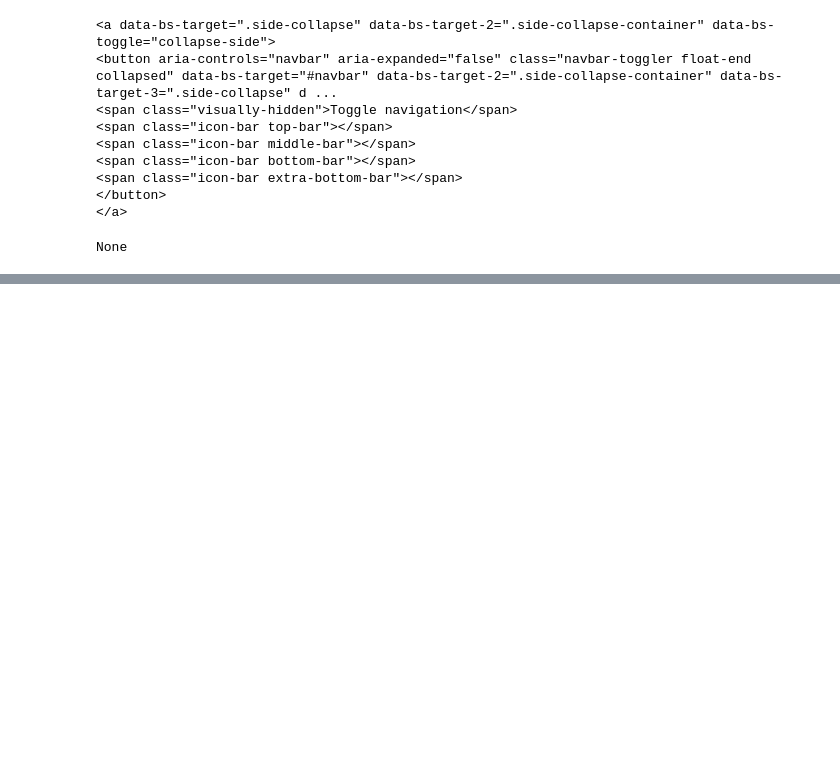
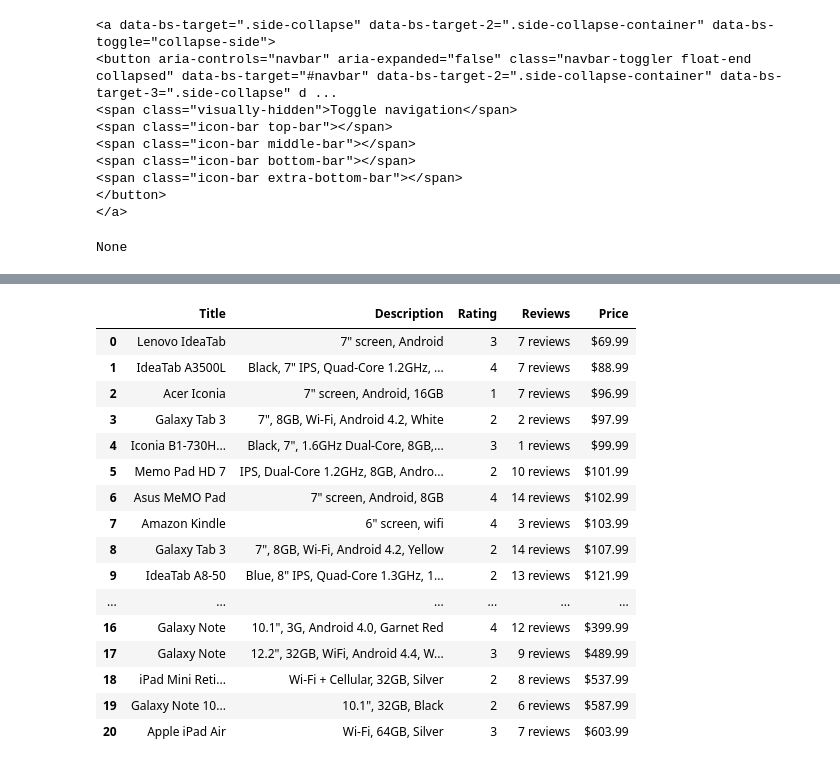
Before and after one commit to AbdulRafay03/Daraz-Moblies-Price-Prediction, a Jupyter notebook: practice.ipynb, the cells around one changed output, grey strips where cells are left out. Saved outputs shown, nothing was run; the diff lists cells and outputs as text; code cells hidden in the pictures; blank space fills up the shorter version.

```diff
--- a/practice.ipynb
+++ b/practice.ipynb
@@ -16,7 +16,7 @@ Note: you may need to restart the kernel to use updated packages.
 # %%
 import requests as req
 
-r = req.get("https://webscraper.io/test-sites/e-commerce/allinone")
+r = req.get("https://webscraper.io/test-sites/e-commerce/allinone/computers/tablets")
 print(r.status_code)
 # %% [output]
 200
@@ -105,0 +121,5 @@ None
+# %%
+price = soup.find_all('h4' , {'class' : 'float-end price card-title pull-right'})
+print(len(price))
+for i in price:
+    print(i.string)
@@ -105,0 +144,4 @@ None
+# %%
+title = soup.find_all('a' , {'class' : 'title'})
+for i in title:
+    print(i.string)
@@ -105,0 +166,4 @@ None
+# %%
+desc = soup.find_all('p' , {'class' : 'description card-text'})
+for i in desc:
+    print(i.string)
@@ -105,0 +244,30 @@ None
+# %%
+df = {
+    'Title' : product_names ,
+    'Description' : product_desc ,
+    'Rating' : product_rat,
+    'Reviews' : product_rev,
+    'Price' : product_prices
+}
+
+
+df = pd.DataFrame(df)
+df
+# %% [output]
+|  | Title | Description | Rating | Reviews | Price |
+| 0 | Lenovo IdeaTab | 7" screen, Android | 3 | 7 reviews | $69.99 |
+| 1 | IdeaTab A3500L | Black, 7" IPS, Quad-Core 1.2GHz, ... | 4 | 7 reviews | $88.99 |
+| 2 | Acer Iconia | 7" screen, Android, 16GB | 1 | 7 reviews | $96.99 |
+| 3 | Galaxy Tab 3 | 7", 8GB, Wi-Fi, Android 4.2, White | 2 | 2 reviews | $97.99 |
+| 4 | Iconia B1-730H... | Black, 7", 1.6GHz Dual-Core, 8GB,... | 3 | 1 reviews | $99.99 |
+| 5 | Memo Pad HD 7 | IPS, Dual-Core 1.2GHz, 8GB, Andro... | 2 | 10 reviews | $101.99 |
+| 6 | Asus MeMO Pad | 7" screen, Android, 8GB | 4 | 14 reviews | $102.99 |
+| 7 | Amazon Kindle | 6" screen, wifi | 4 | 3 reviews | $103.99 |
+| 8 | Galaxy Tab 3 | 7", 8GB, Wi-Fi, Android 4.2, Yellow | 2 | 14 reviews | $107.99 |
+| 9 | IdeaTab A8-50 | Blue, 8" IPS, Quad-Core 1.3GHz, 1... | 2 | 13 reviews | $121.99 |
+| ... | ... | ... | ... | ... | ... |
+| 16 | Galaxy Note | 10.1", 3G, Android 4.0, Garnet Red | 4 | 12 reviews | $399.99 |
+| 17 | Galaxy Note | 12.2", 32GB, WiFi, Android 4.4, W... | 3 | 9 reviews | $489.99 |
+| 18 | iPad Mini Reti... | Wi-Fi + Cellular, 32GB, Silver | 2 | 8 reviews | $537.99 |
+| 19 | Galaxy Note 10... | 10.1", 32GB, Black | 2 | 6 reviews | $587.99 |
+| 20 | Apple iPad Air | Wi-Fi, 64GB, Silver | 3 | 7 reviews | $603.99 |
```
Also changed, not shown: parts of 14 cells of this notebook.
